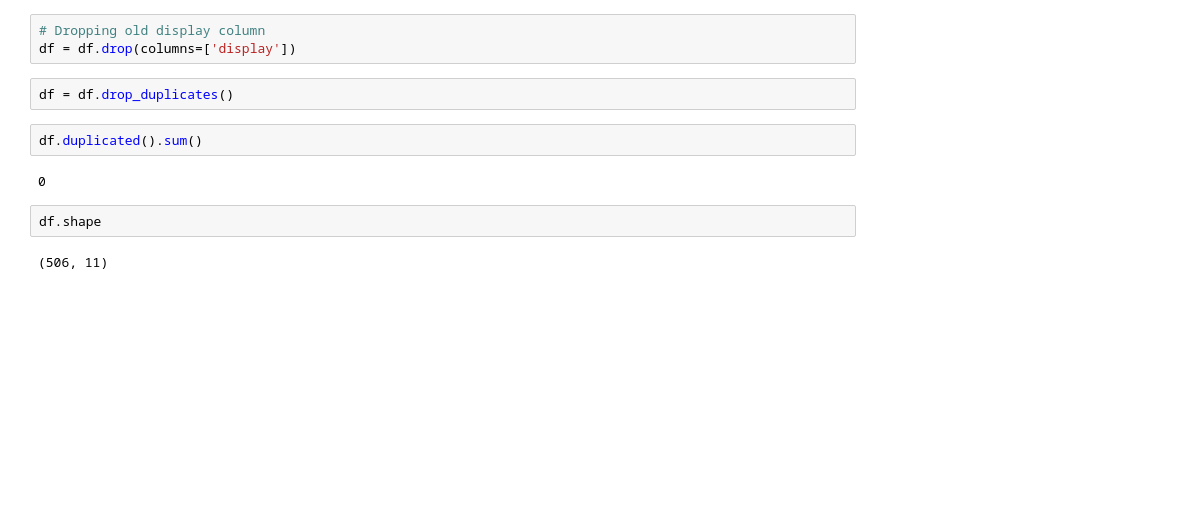
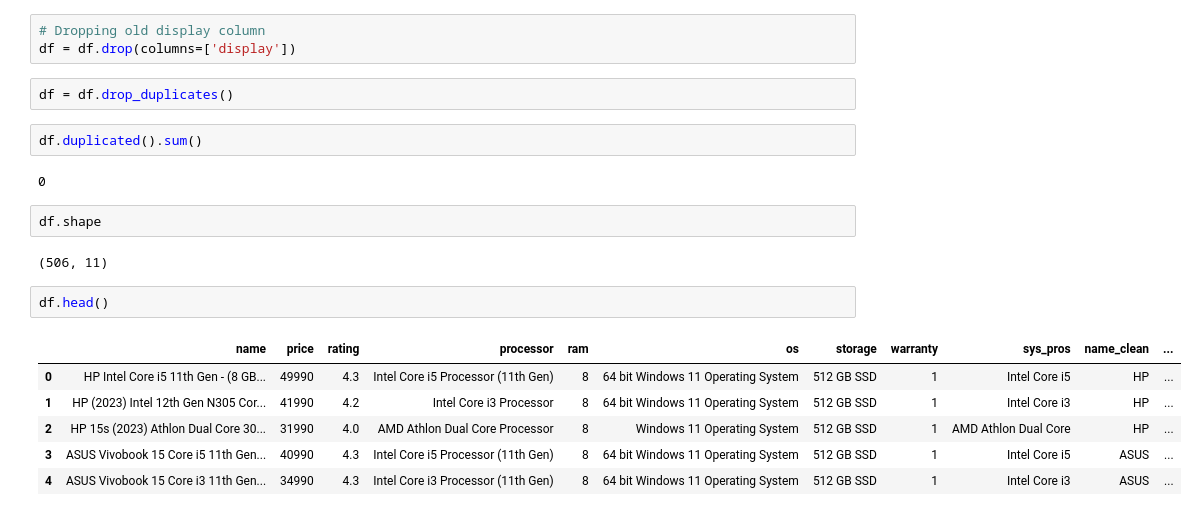
Before and after one commit to jeniljani-4444/End-to-End-Laptop-Price-Prediction, a Jupyter notebook: Flipkart Laptop Price Prediction.ipynb, the cells around one changed output. Cells and saved outputs as stored; diff of their text form; blank space fills up the shorter version.

```diff
--- a/Flipkart Laptop Price Prediction.ipynb
+++ b/Flipkart Laptop Price Prediction.ipynb
@@ -153,3 +153,12 @@ df.duplicated().sum()
 df.shape
 # %% [output]
 (506, 11)
+# %%
+df.head()
+# %% [output]
+|  | name | price | rating | processor | ram | os | storage | warranty | sys_pros | name_clean | ... |
+| 0 | HP Intel Core i5 11th Gen - (8 GB... | 49990 | 4.3 | Intel Core i5 Processor (11th Gen) | 8 | 64 bit Windows 11 Operating System | 512 GB SSD | 1 | Intel Core i5 | HP | ... |
+| 1 | HP (2023) Intel 12th Gen N305 Cor... | 41990 | 4.2 | Intel Core i3 Processor | 8 | 64 bit Windows 11 Operating System | 512 GB SSD | 1 | Intel Core i3 | HP | ... |
+| 2 | HP 15s (2023) Athlon Dual Core 30... | 31990 | 4.0 | AMD Athlon Dual Core Processor | 8 | Windows 11 Operating System | 512 GB SSD | 1 | AMD Athlon Dual Core | HP | ... |
+| 3 | ASUS Vivobook 15 Core i5 11th Gen... | 40990 | 4.3 | Intel Core i5 Processor (11th Gen) | 8 | 64 bit Windows 11 Operating System | 512 GB SSD | 1 | Intel Core i5 | ASUS | ... |
+| 4 | ASUS Vivobook 15 Core i3 11th Gen... | 34990 | 4.3 | Intel Core i3 Processor (11th Gen) | 8 | 64 bit Windows 11 Operating System | 512 GB SSD | 1 | Intel Core i3 | ASUS | ... |
```
Also changed, not shown: parts of 7 cells of this notebook.
